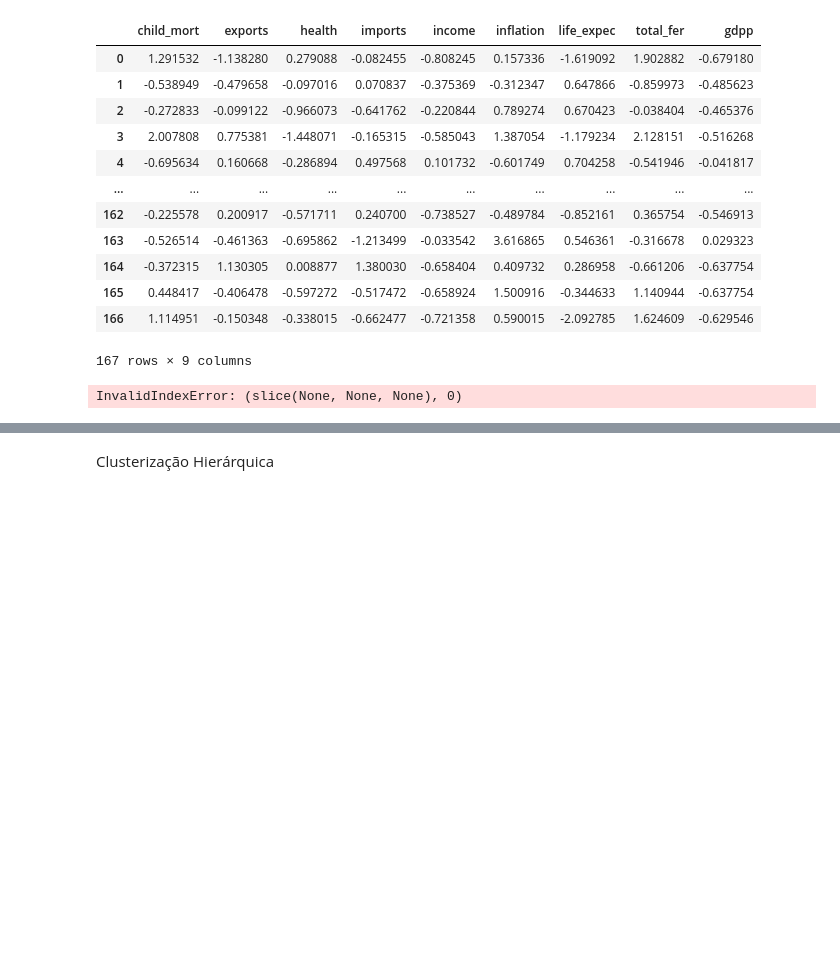
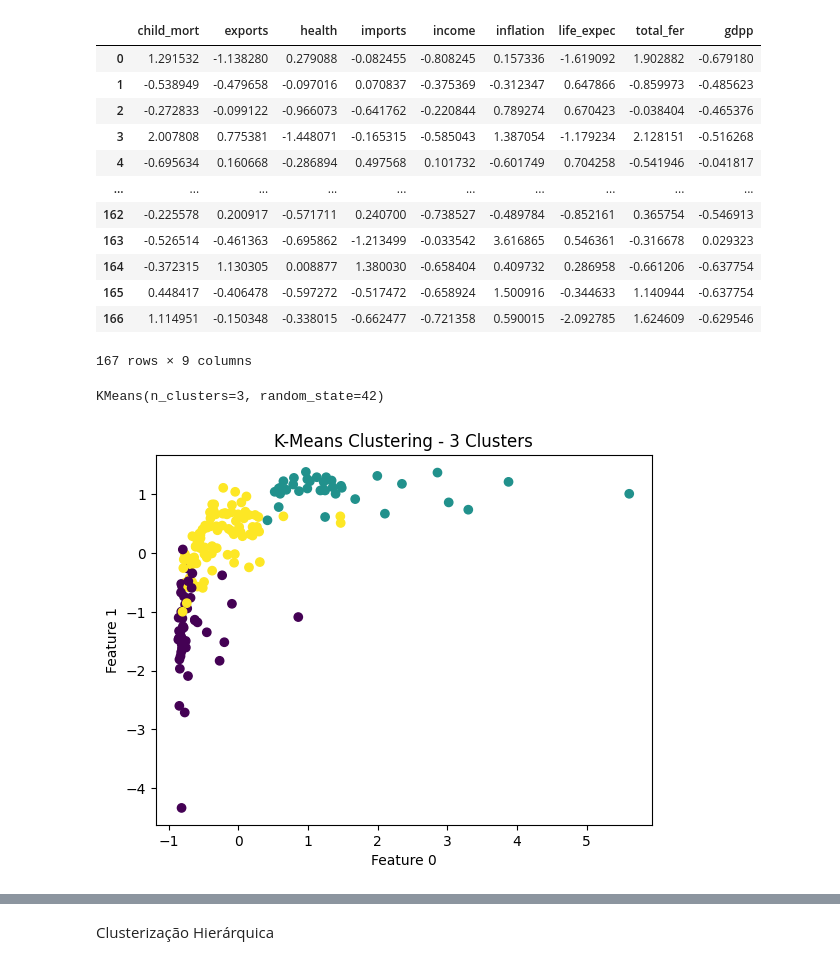
Before and after one commit to FabioRochaPoeta/aprendizado-nao-supervisionado, a Jupyter notebook: aprendizado-nao-supervisionado-fabio-rocha.ipynb, the cells around one changed output, grey strips where cells are left out. Drawn from its saved outputs; the diff is of its cells as text; code cells hidden in the pictures; blank space fills up the shorter version.

```diff
--- a/aprendizado-nao-supervisionado-fabio-rocha.ipynb
+++ b/aprendizado-nao-supervisionado-fabio-rocha.ipynb
@@ -288,15 +278,19 @@ scaled_data
 | 165 | 0.448417 | -0.406478 | -0.597272 | -0.517472 | -0.658924 | 1.500916 | -0.344633 | 1.140944 | -0.637754 |
 | 166 | 1.114951 | -0.150348 | -0.338015 | -0.662477 | -0.721358 | 0.590015 | -2.092785 | 1.624609 | -0.629546 |
 167 rows × 9 columns
+# %%
+kmeans.fit(scaled_data)
+# %% [output]
+KMeans(n_clusters=3, random_state=42)
 # %%
-# Plot the clusters
-plt.scatter(scaled_data[:, 0], scaled_data[:, 1], c=cluster_labels, cmap='viridis')
+# Plot the clusters - pegando 2 dimensões mais correlacionadas - income e life_expec
+plt.scatter(scaled_data['income'], scaled_data['life_expec'], c=cluster_labels, cmap='viridis')
 plt.xlabel('Feature 0')
 plt.ylabel('Feature 1')
 plt.title('K-Means Clustering - 3 Clusters')
 plt.show()
 # %% [output]
-InvalidIndexError: (slice(None, None, None), 0)
+[figure, added]
 # %%
 # Com centróides:
 
```
Also changed, not shown: parts of 7 cells of this notebook.
